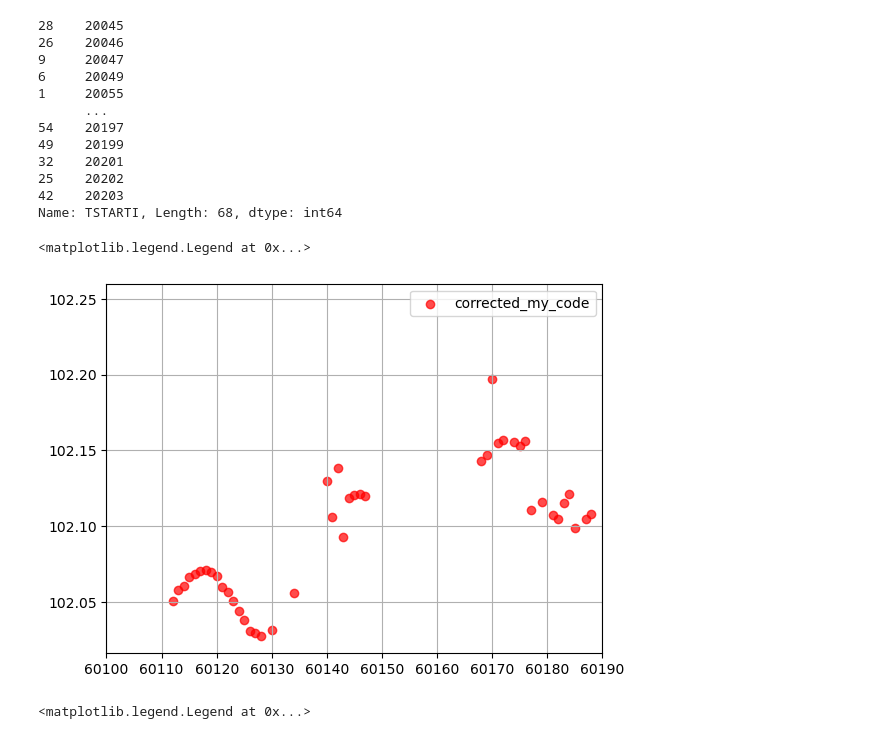
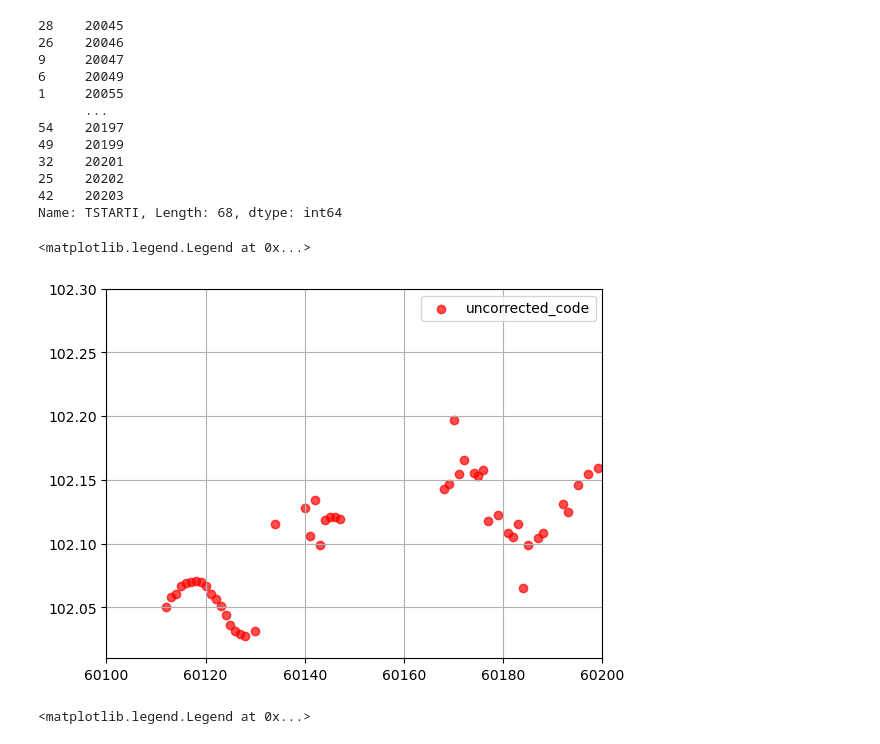
Before and after one commit to supremeKAI40/ULXP_thesis_analysis, a Jupyter notebook: nicer/nb_period_reporting.ipynb, the cells around one changed output. Saved outputs shown, nothing was run; the diff lists cells and outputs as text; code cells hidden in the pictures.

```diff
--- a/nicer/nb_period_reporting.ipynb
+++ b/nicer/nb_period_reporting.ipynb
@@ -21,12 +21,14 @@ date1=df_sorted1['TSTARTI']
 period1=df_sorted1['Period']
 freq1=1000/period1
 
-df2=pd.read_csv('all_lc_periods_just_trial.txt',sep='\t')
+df2=pd.read_csv('bootstrap_all_lc.txt',sep='\t')
 df_filtered2 = df2[df2['TSTARTI'] != 0]
 df_sorted2 = df_filtered2.sort_values(by='TSTARTI').reset_index()
 date2=df_sorted2['TSTARTI']
-period2=df_sorted2['Period']
+period2=df_sorted2['Mean_Period']
+perioderr2=df_sorted2['Standard_Deviation']
 freq2=1000/period2
+freqerr2=1000*perioderr2/period2**2
 # %%
 date1
 # %% [output]
@@ -45,13 +47,13 @@ Name: TSTARTI, Length: 68, dtype: int64
 # %%
 #plt.scatter(date+40000,freq,label='corrected',c='b')
 plt.grid()
-plt.scatter(date2+40000,freq2,label="corrected_my_code",c='r',alpha=0.7)
-plt.xlim(60100,60190)
-#plt.ylim(102.01,102.3)
+plt.scatter(date2+40000,freq2,label="uncorrected_code",c='r',alpha=0.7)
+plt.xlim(60100,60200)
+plt.ylim(102.01,102.3)
 plt.legend()
 # %% [output]
 <matplotlib.legend.Legend at 0x...>
-[figure, old version]
+[figure, new version]
 # %%
 plt.scatter(date+40000,freq,label='corrected',c='b')
 plt.grid()
```
Also changed, not shown: parts of 9 cells of this notebook, 3 other files.
